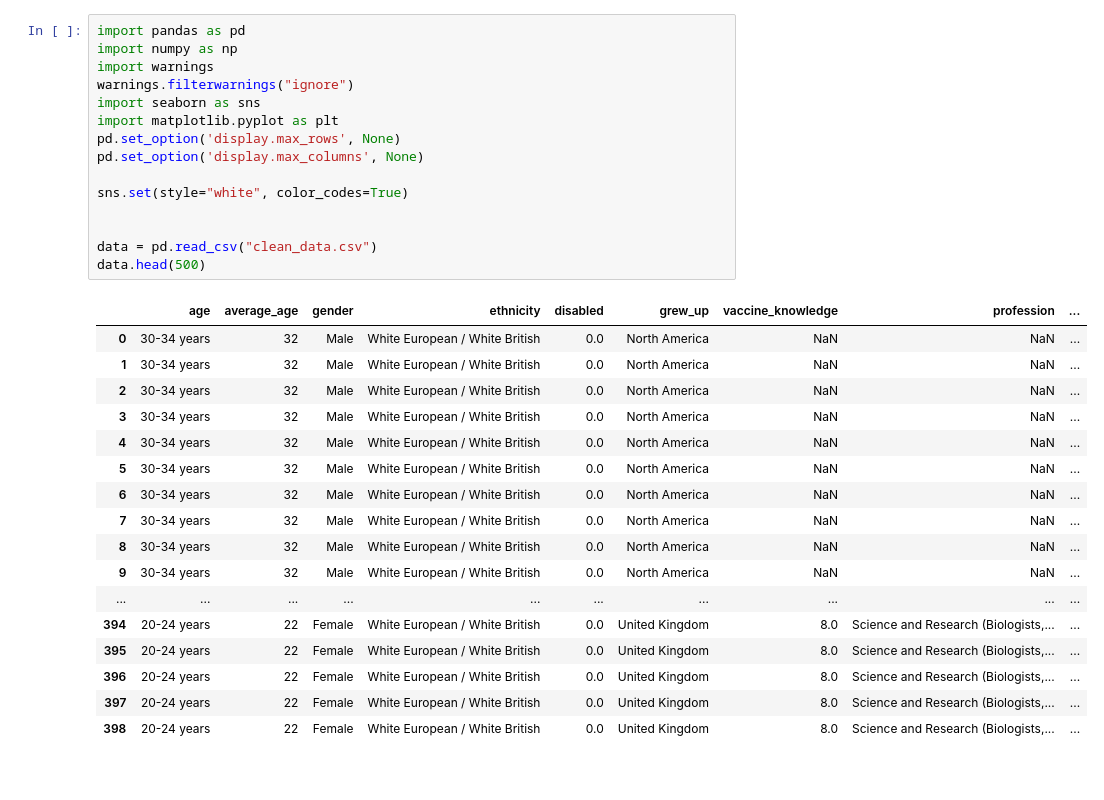
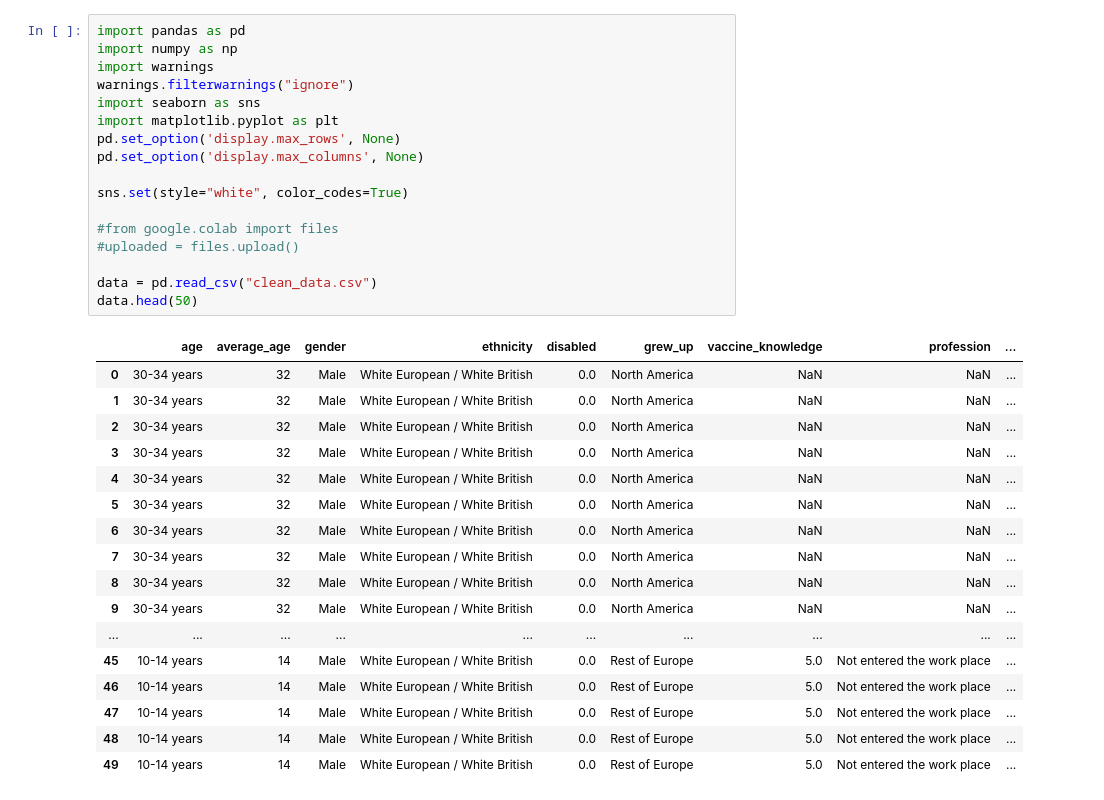
Before and after one commit to dramafisher/vaccine-github, a Jupyter notebook: vaccine_data_notebook_m2.ipynb, the cells around one changed output. Cells and saved outputs as stored; diff of their text form.

```diff
--- a/vaccine_data_notebook_m2.ipynb
+++ b/vaccine_data_notebook_m2.ipynb
@@ -1,33 +1,35 @@
 # %%
 import pandas as pd
 import numpy as np
 import warnings
 warnings.filterwarnings("ignore")
 import seaborn as sns
 import matplotlib.pyplot as plt
 pd.set_option('display.max_rows', None)
 pd.set_option('display.max_columns', None)
 
 sns.set(style="white", color_codes=True)
 
+#from google.colab import files
+#uploaded = files.upload()
 
 data = pd.read_csv("clean_data.csv")
-data.head(500)
+data.head(50)
 # %% [output]
 |  | age | average_age | gender | ethnicity | disabled | grew_up | vaccine_knowledge | profession | ... |
 | 0 | 30-34 years | 32 | Male | White European / White British | 0.0 | North America | NaN | NaN | ... |
 | 1 | 30-34 years | 32 | Male | White European / White British | 0.0 | North America | NaN | NaN | ... |
 | 2 | 30-34 years | 32 | Male | White European / White British | 0.0 | North America | NaN | NaN | ... |
 | 3 | 30-34 years | 32 | Male | White European / White British | 0.0 | North America | NaN | NaN | ... |
 | 4 | 30-34 years | 32 | Male | White European / White British | 0.0 | North America | NaN | NaN | ... |
 | 5 | 30-34 years | 32 | Male | White European / White British | 0.0 | North America | NaN | NaN | ... |
 | 6 | 30-34 years | 32 | Male | White European / White British | 0.0 | North America | NaN | NaN | ... |
 | 7 | 30-34 years | 32 | Male | White European / White British | 0.0 | North America | NaN | NaN | ... |
 | 8 | 30-34 years | 32 | Male | White European / White British | 0.0 | North America | NaN | NaN | ... |
 | 9 | 30-34 years | 32 | Male | White European / White British | 0.0 | North America | NaN | NaN | ... |
 | ... | ... | ... | ... | ... | ... | ... | ... | ... | ... |
-| 394 | 20-24 years | 22 | Female | White European / White British | 0.0 | United Kingdom | 8.0 | Science and Research (Biologists,... | ... |
-| 395 | 20-24 years | 22 | Female | White European / White British | 0.0 | United Kingdom | 8.0 | Science and Research (Biologists,... | ... |
-| 396 | 20-24 years | 22 | Female | White European / White British | 0.0 | United Kingdom | 8.0 | Science and Research (Biologists,... | ... |
-| 397 | 20-24 years | 22 | Female | White European / White British | 0.0 | United Kingdom | 8.0 | Science and Research (Biologists,... | ... |
-| 398 | 20-24 years | 22 | Female | White European / White British | 0.0 | United Kingdom | 8.0 | Science and Research (Biologists,... | ... |
+| 45 | 10-14 years | 14 | Male | White European / White British | 0.0 | Rest of Europe | 5.0 | Not entered the work place | ... |
+| 46 | 10-14 years | 14 | Male | White European / White British | 0.0 | Rest of Europe | 5.0 | Not entered the work place | ... |
+| 47 | 10-14 years | 14 | Male | White European / White British | 0.0 | Rest of Europe | 5.0 | Not entered the work place | ... |
+| 48 | 10-14 years | 14 | Male | White European / White British | 0.0 | Rest of Europe | 5.0 | Not entered the work place | ... |
+| 49 | 10-14 years | 14 | Male | White European / White British | 0.0 | Rest of Europe | 5.0 | Not entered the work place | ... |
```
Also changed, not shown: parts of 7 cells of this notebook.
